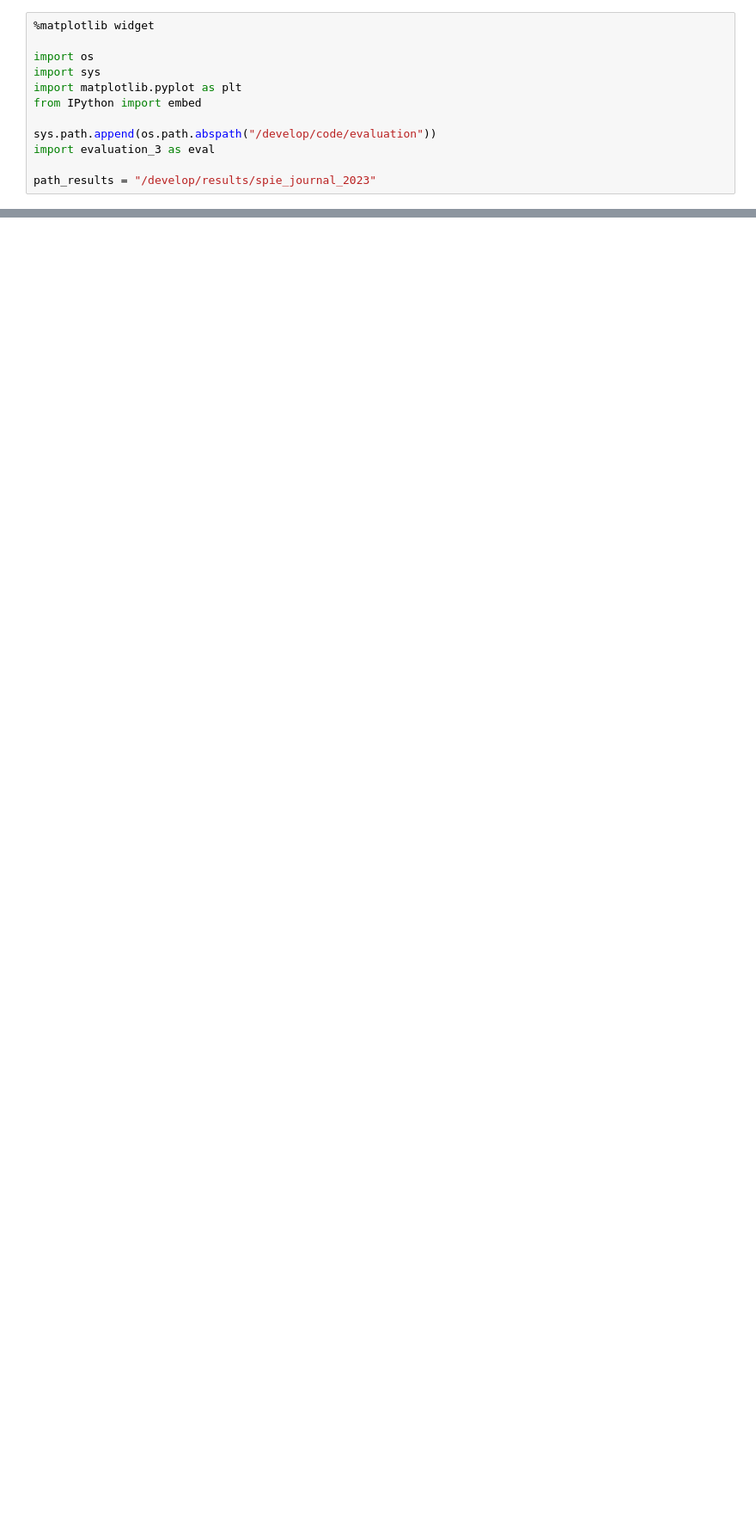
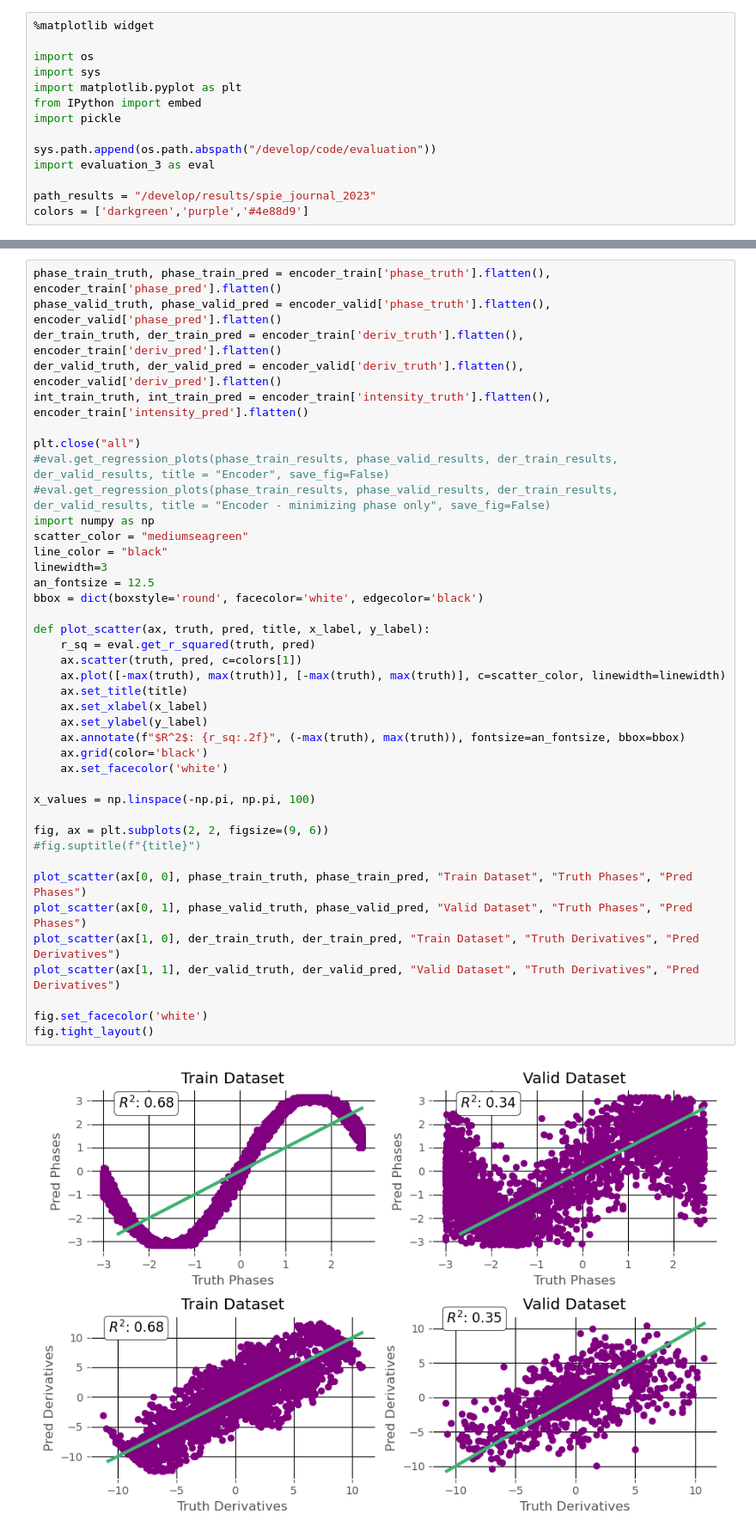
Before and after one commit to Kovaleski-Research-Lab/Surrogate_Model, a Jupyter notebook: src/evaluation/other_metrics.ipynb, the cells around one changed output, grey strips where cells are left out. Shown: that part at 86% size. Saved outputs shown, nothing was run; the diff lists cells and outputs as text; blank space fills up the shorter version.

```diff
--- a/src/evaluation/other_metrics.ipynb
+++ b/src/evaluation/other_metrics.ipynb
@@ -5,8 +5,10 @@ import os
 import sys
 import matplotlib.pyplot as plt
 from IPython import embed
+import pickle
 
 sys.path.append(os.path.abspath("/develop/code/evaluation"))
 import evaluation_3 as eval
 
 path_results = "/develop/results/spie_journal_2023"
+colors = ['darkgreen','purple','#4e88d9']
@@ -74,3 +50,45 @@ dict_keys(['nf_2881_amp_diff', 'nf_2881_angle_diff', 'nf_1650_amp_diff', 'nf_165
+# %%
+phase_train_truth, phase_train_pred = encoder_train['phase_truth'].flatten(), encoder_train['phase_pred'].flatten()
+phase_valid_truth, phase_valid_pred = encoder_valid['phase_truth'].flatten(), encoder_valid['phase_pred'].flatten()
+der_train_truth, der_train_pred = encoder_train['deriv_truth'].flatten(), encoder_train['deriv_pred'].flatten()
+der_valid_truth, der_valid_pred = encoder_valid['deriv_truth'].flatten(), encoder_valid['deriv_pred'].flatten()
+int_train_truth, int_train_pred = encoder_train['intensity_truth'].flatten(), encoder_train['intensity_pred'].flatten()
+
+plt.close("all")
+#eval.get_regression_plots(phase_train_results, phase_valid_results, der_train_results, der_valid_results, title = "Encoder", save_fig=False)
+#eval.get_regression_plots(phase_train_results, phase_valid_results, der_train_results, der_valid_results, title = "Encoder - minimizing phase only", save_fig=False)
+import numpy as np
+scatter_color = "mediumseagreen"
+line_color = "black"
+linewidth=3
+an_fontsize = 12.5
+bbox = dict(boxstyle='round', facecolor='white', edgecolor='black')
+
+def plot_scatter(ax, truth, pred, title, x_label, y_label):
+    r_sq = eval.get_r_squared(truth, pred)
+    ax.scatter(truth, pred, c=colors[1])
+    ax.plot([-max(truth), max(truth)], [-max(truth), max(truth)], c=scatter_color, linewidth=linewidth)
+    ax.set_title(title)
+    ax.set_xlabel(x_label)
+    ax.set_ylabel(y_label)
+    ax.annotate(f"$R^2$: {r_sq:.2f}", (-max(truth), max(truth)), fontsize=an_fontsize, bbox=bbox)
+    ax.grid(color='black')
+    ax.set_facecolor('white')
+
+x_values = np.linspace(-np.pi, np.pi, 100)
+
+fig, ax = plt.subplots(2, 2, figsize=(9, 6))
+#fig.suptitle(f"{title}")
+
+plot_scatter(ax[0, 0], phase_train_truth, phase_train_pred, "Train Dataset", "Truth Phases", "Pred Phases")
+plot_scatter(ax[0, 1], phase_valid_truth, phase_valid_pred, "Valid Dataset", "Truth Phases", "Pred Phases")
+plot_scatter(ax[1, 0], der_train_truth, der_train_pred, "Train Dataset", "Truth Derivatives", "Pred Derivatives")
+plot_scatter(ax[1, 1], der_valid_truth, der_valid_pred, "Valid Dataset", "Truth Derivatives", "Pred Derivatives")
+
+fig.set_facecolor('white')
+fig.tight_layout()
+# %% [output]
+[figure, added]
 # %%
 plt.close("all")
 
```
Also changed, not shown: parts of 15 cells of this notebook, 2 other files.
